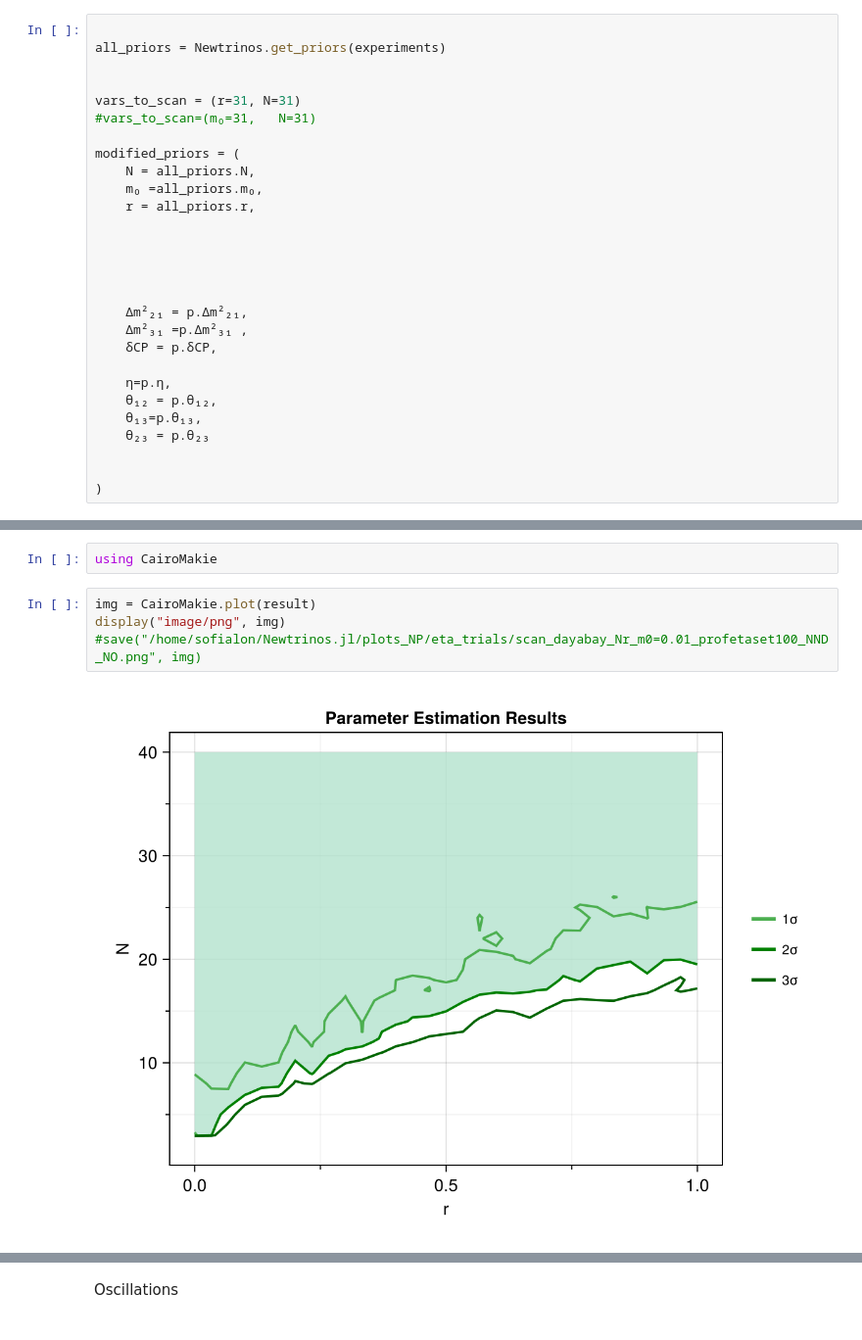
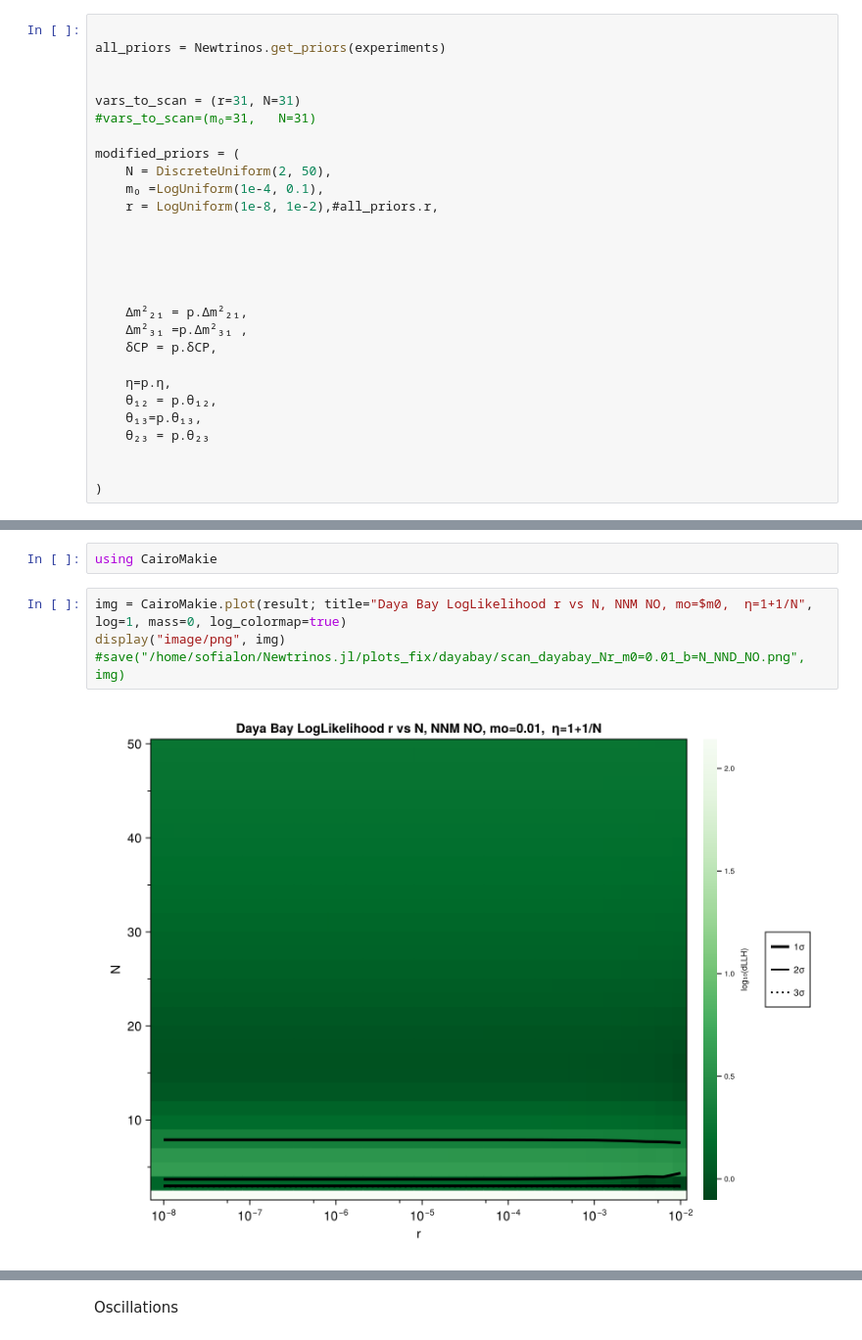
Before and after one commit to philippeller/Newtrinos.jl, a Jupyter notebook: notebooks/dayabay.ipynb, the cells around one changed output, grey strips where cells are left out. Shown at 98% size. Saved outputs shown, nothing was run; the diff lists cells and outputs as text.

Commit message:
plots Lambda_H

```diff
--- a/notebooks/dayabay.ipynb
+++ b/notebooks/dayabay.ipynb
@@ -90,9 +90,9 @@ vars_to_scan = (r=31, N=31)
 #vars_to_scan=(m₀=31,   N=31)
 
 modified_priors = (
-    N = all_priors.N,
-    m₀ =all_priors.m₀,
-    r = all_priors.r,
+    N = DiscreteUniform(2, 50),
+    m₀ =LogUniform(1e-4, 0.1),
+    r = LogUniform(1e-8, 1e-2),#all_priors.r,
 
 
 
@@ -142,8 +146,8 @@ bf = Newtrinos.bestfit(result)
 # %%
 using CairoMakie
 # %%
-img = CairoMakie.plot(result)
+img = CairoMakie.plot(result; title="Daya Bay LogLikelihood r vs N, NNM NO, mo=$m0,  η=1+1/N", log=1, mass=0, log_colormap=true)
 display("image/png", img)
-#save("/home/sofialon/Newtrinos.jl/plots_NP/eta_trials/scan_dayabay_Nr_m0=0.01_profetaset100_NND_NO.png", img)
+#save("/home/sofialon/Newtrinos.jl/plots_fix/dayabay/scan_dayabay_Nr_m0=0.01_b=N_NND_NO.png", img)
 # %% [output]
-[figure, old version]
+[figure, new version]
```
Also changed, not shown: parts of 14 cells of this notebook, 5 other files.
